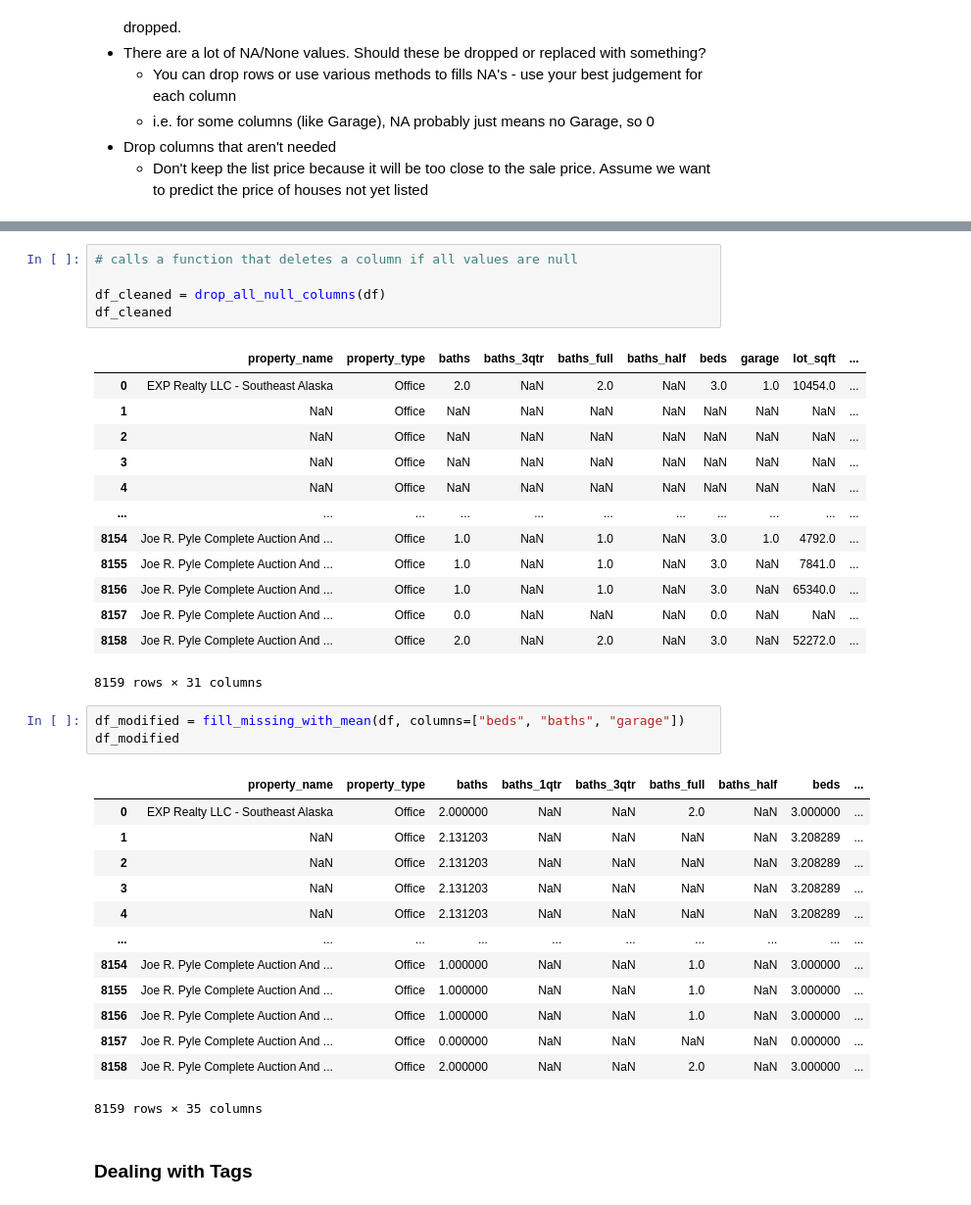
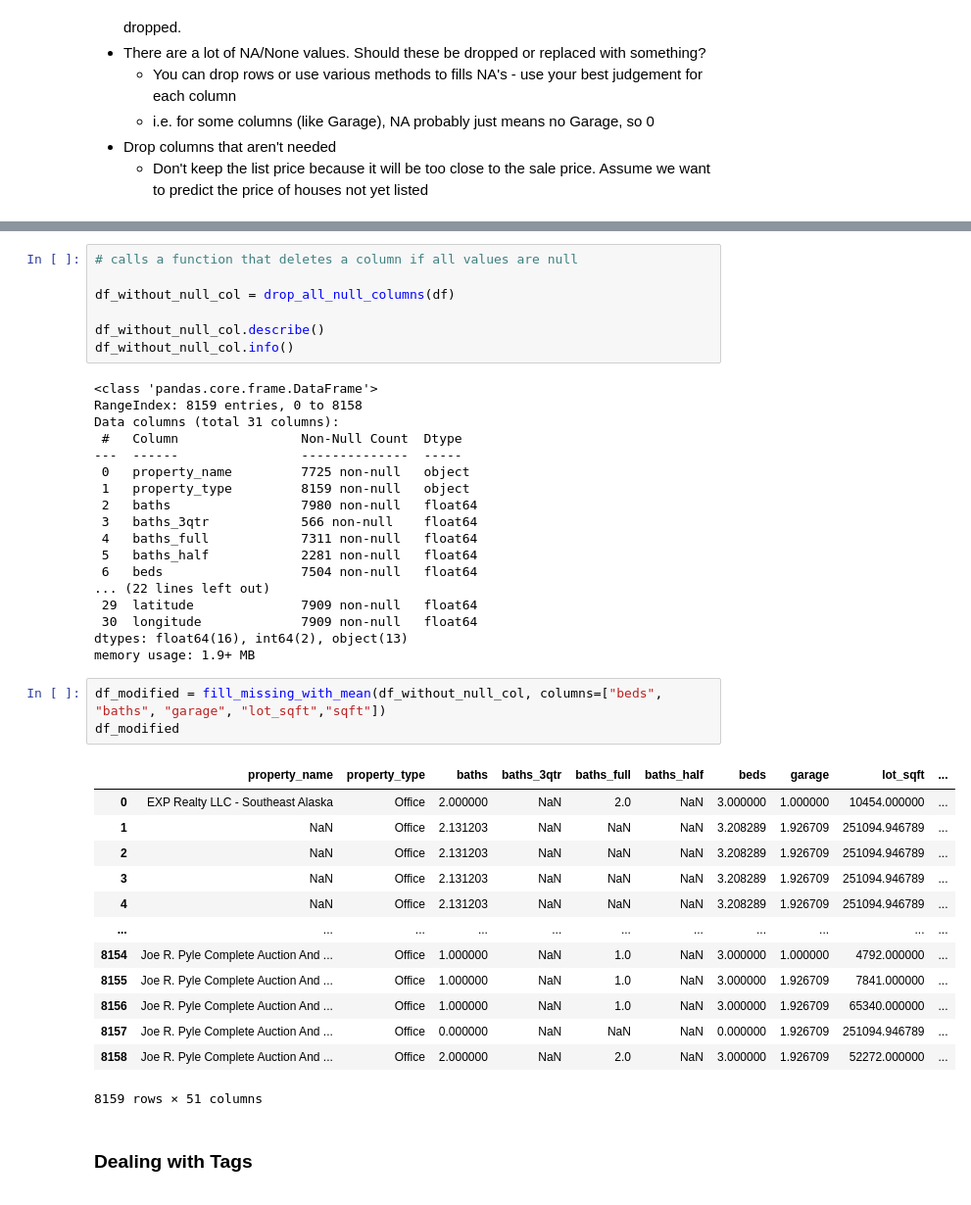
Before and after one commit to Ikenna1414/DS_Midterm_Project, a Jupyter notebook: notebooks/1 - EDA.ipynb, the cells around one changed output, grey strips where cells are left out. Shown at 98% size. Drawn from its saved outputs; the diff is of its cells as text.

Commit message:
Updated EDA notebook and added cleaned, scaled, and tagged property listings CSVs

```diff
--- a/notebooks/1 - EDA.ipynb
+++ b/notebooks/1 - EDA.ipynb
@@ -236,39 +256,45 @@ Index(['property_name', 'property_type', 'baths', 'baths_1qtr', 'baths_3qtr',
 # %%
 # calls a function that deletes a column if all values are null
 
-df_cleaned = drop_all_null_columns(df)
-df_cleaned
+df_without_null_col = drop_all_null_columns(df)
+
+df_without_null_col.describe()
+df_without_null_col.info()
 # %% [output]
-|  | property_name | property_type | baths | baths_3qtr | baths_full | baths_half | beds | garage | lot_sqft | ... |
-| 0 | EXP Realty LLC - Southeast Alaska | Office | 2.0 | NaN | 2.0 | NaN | 3.0 | 1.0 | 10454.0 | ... |
-| 1 | NaN | Office | NaN | NaN | NaN | NaN | NaN | NaN | NaN | ... |
-| 2 | NaN | Office | NaN | NaN | NaN | NaN | NaN | NaN | NaN | ... |
-| 3 | NaN | Office | NaN | NaN | NaN | NaN | NaN | NaN | NaN | ... |
-| 4 | NaN | Office | NaN | NaN | NaN | NaN | NaN | NaN | NaN | ... |
-| ... | ... | ... | ... | ... | ... | ... | ... | ... | ... | ... |
-| 8154 | Joe R. Pyle Complete Auction And ... | Office | 1.0 | NaN | 1.0 | NaN | 3.0 | 1.0 | 4792.0 | ... |
-| 8155 | Joe R. Pyle Complete Auction And ... | Office | 1.0 | NaN | 1.0 | NaN | 3.0 | NaN | 7841.0 | ... |
-| 8156 | Joe R. Pyle Complete Auction And ... | Office | 1.0 | NaN | 1.0 | NaN | 3.0 | NaN | 65340.0 | ... |
-| 8157 | Joe R. Pyle Complete Auction And ... | Office | 0.0 | NaN | NaN | NaN | 0.0 | NaN | NaN | ... |
-| 8158 | Joe R. Pyle Complete Auction And ... | Office | 2.0 | NaN | 2.0 | NaN | 3.0 | NaN | 52272.0 | ... |
-8159 rows × 31 columns
+<class 'pandas.core.frame.DataFrame'>
+RangeIndex: 8159 entries, 0 to 8158
+Data columns (total 31 columns):
+ #   Column                Non-Null Count  Dtype
+---  ------                --------------  -----
+ 0   property_name         7725 non-null   object
+ 1   property_type         8159 non-null   object
+ 2   baths                 7980 non-null   float64
+ 3   baths_3qtr            566 non-null    float64
+ 4   baths_full            7311 non-null   float64
+ 5   baths_half            2281 non-null   float64
+ 6   beds                  7504 non-null   float64
+... (22 lines left out)
+ 29  latitude              7909 non-null   float64
+ 30  longitude             7909 non-null   float64
+dtypes: float64(16), int64(2), object(13)
+memory usage: 1.9+ MB
 # %%
-df_modified = fill_missing_with_mean(df, columns=["beds", "baths", "garage"])
+df_modified = fill_missing_with_mean(df_without_null_col, columns=["beds", "baths", "garage", "lot_sqft","sqft"])
 df_modified
 # %% [output]
-|  | property_name | property_type | baths | baths_1qtr | baths_3qtr | baths_full | baths_half | beds | ... |
-| 0 | EXP Realty LLC - Southeast Alaska | Office | 2.000000 | NaN | NaN | 2.0 | NaN | 3.000000 | ... |
-| 1 | NaN | Office | 2.131203 | NaN | NaN | NaN | NaN | 3.208289 | ... |
-| 2 | NaN | Office | 2.131203 | NaN | NaN | NaN | NaN | 3.208289 | ... |
-| 3 | NaN | Office | 2.131203 | NaN | NaN | NaN | NaN | 3.208289 | ... |
-| 4 | NaN | Office | 2.131203 | NaN | NaN | NaN | NaN | 3.208289 | ... |
-| ... | ... | ... | ... | ... | ... | ... | ... | ... | ... |
-| 8154 | Joe R. Pyle Complete Auction And ... | Office | 1.000000 | NaN | NaN | 1.0 | NaN | 3.000000 | ... |
-| 8155 | Joe R. Pyle Complete Auction And ... | Office | 1.000000 | NaN | NaN | 1.0 | NaN | 3.000000 | ... |
-| 8156 | Joe R. Pyle Complete Auction And ... | Office | 1.000000 | NaN | NaN | 1.0 | NaN | 3.000000 | ... |
-| 8157 | Joe R. Pyle Complete Auction And ... | Office | 0.000000 | NaN | NaN | NaN | NaN | 0.000000 | ... |
-| 8158 | Joe R. Pyle Complete Auction And ... | Office | 2.000000 | NaN | NaN | 2.0 | NaN | 3.000000 | ... |
+|  | property_name | property_type | baths | baths_3qtr | baths_full | baths_half | beds | garage | lot_sqft | ... |
+| 0 | EXP Realty LLC - Southeast Alaska | Office | 2.000000 | NaN | 2.0 | NaN | 3.000000 | 1.000000 | 10454.000000 | ... |
+| 1 | NaN | Office | 2.131203 | NaN | NaN | NaN | 3.208289 | 1.926709 | 251094.946789 | ... |
+| 2 | NaN | Office | 2.131203 | NaN | NaN | NaN | 3.208289 | 1.926709 | 251094.946789 | ... |
+| 3 | NaN | Office | 2.131203 | NaN | NaN | NaN | 3.208289 | 1.926709 | 251094.946789 | ... |
+| 4 | NaN | Office | 2.131203 | NaN | NaN | NaN | 3.208289 | 1.926709 | 251094.946789 | ... |
+| ... | ... | ... | ... | ... | ... | ... | ... | ... | ... | ... |
+| 8154 | Joe R. Pyle Complete Auction And ... | Office | 1.000000 | NaN | 1.0 | NaN | 3.000000 | 1.000000 | 4792.000000 | ... |
+| 8155 | Joe R. Pyle Complete Auction And ... | Office | 1.000000 | NaN | 1.0 | NaN | 3.000000 | 1.926709 | 7841.000000 | ... |
+| 8156 | Joe R. Pyle Complete Auction And ... | Office | 1.000000 | NaN | 1.0 | NaN | 3.000000 | 1.926709 | 65340.000000 | ... |
+| 8157 | Joe R. Pyle Complete Auction And ... | Office | 0.000000 | NaN | NaN | NaN | 0.000000 | 1.926709 | 251094.946789 | ... |
+| 8158 | Joe R. Pyle Complete Auction And ... | Office | 2.000000 | NaN | 2.0 | NaN | 3.000000 | 1.926709 | 52272.000000 | ... |
-8159 rows × 35 columns
+8159 rows × 51 columns
 # %% [markdown]
 ### Dealing with Tags
 # %% [markdown]
```
Also changed, not shown: parts of 27 cells of this notebook, 3 other files.
